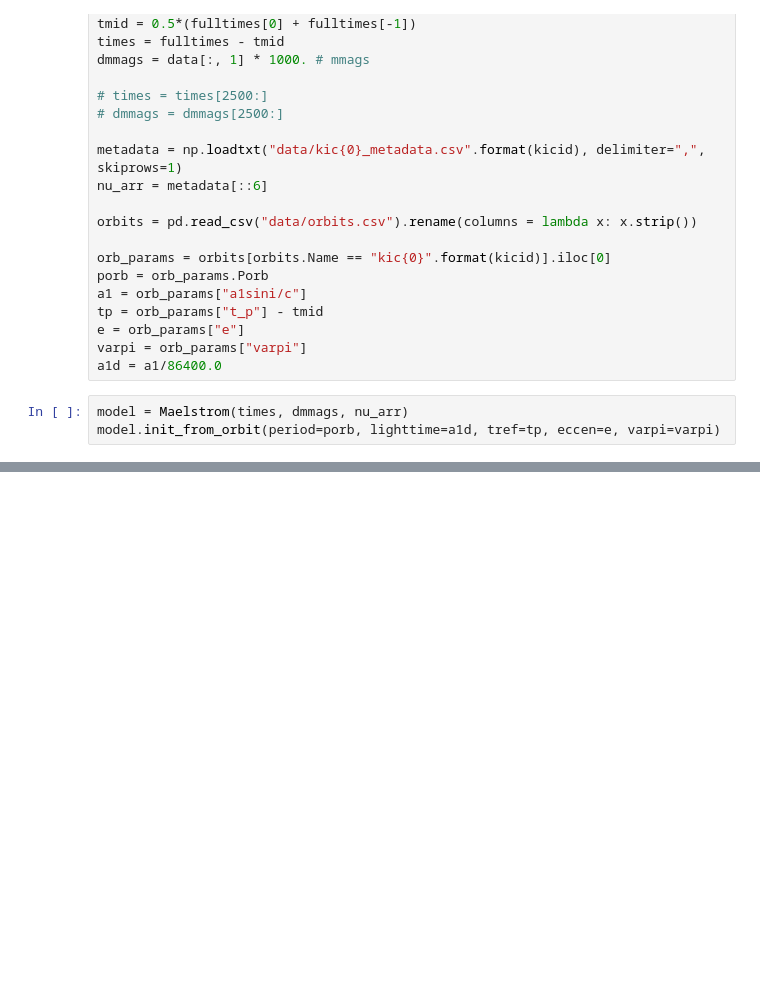
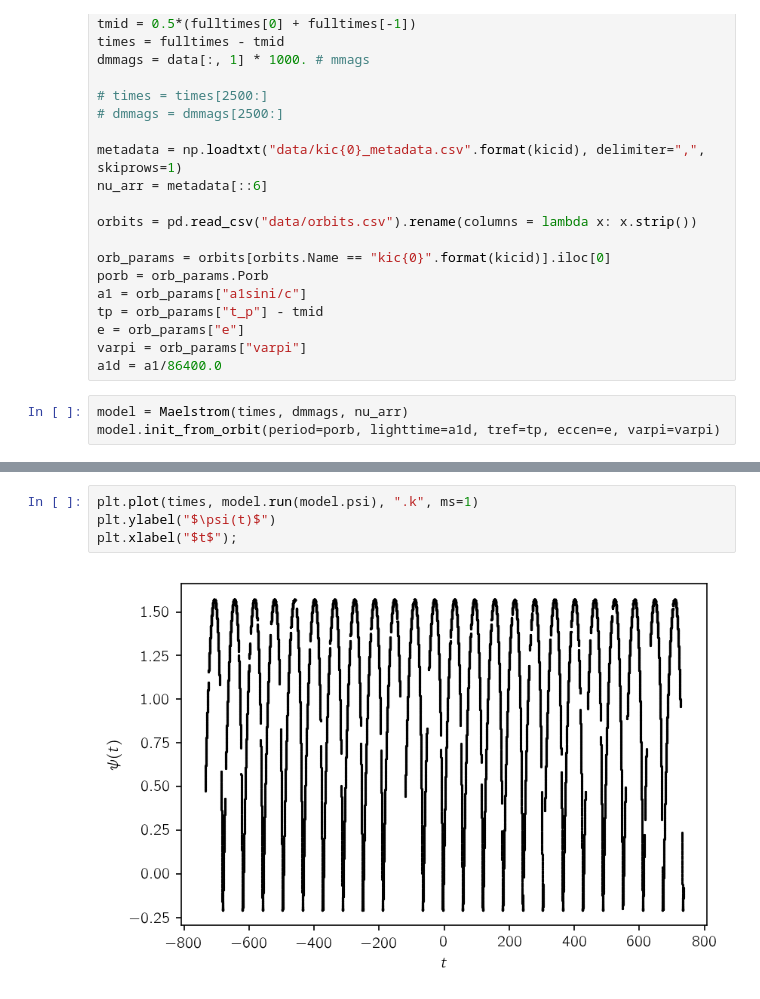
Before and after one commit to SimonJMurphy/maelstrom, a Jupyter notebook: new_demo.ipynb, the cells around one changed output, grey strips where cells are left out. Cells and saved outputs as stored; diff of their text form; blank space fills up the shorter version.

```diff
--- a/new_demo.ipynb
+++ b/new_demo.ipynb
@@ -48,0 +76,6 @@ model.get_session().run(tf.gradients(model.chi2, [model.period, model.lighttime]
+# %%
+plt.plot(times, model.run(model.psi), ".k", ms=1)
+plt.ylabel("$\psi(t)$")
+plt.xlabel("$t$");
+# %% [output]
+[figure, added]
```
Also changed, not shown: parts of 7 cells of this notebook, 1 other file.
